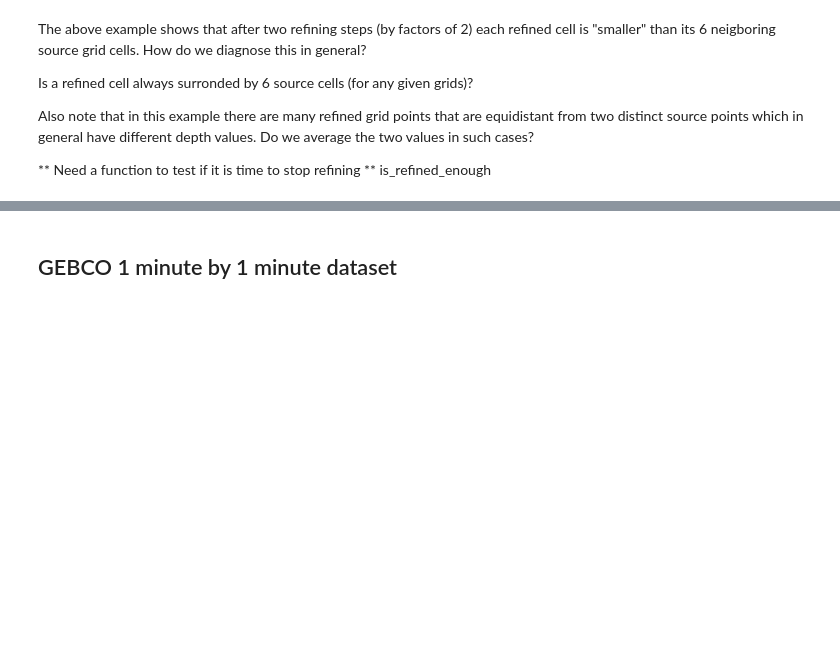
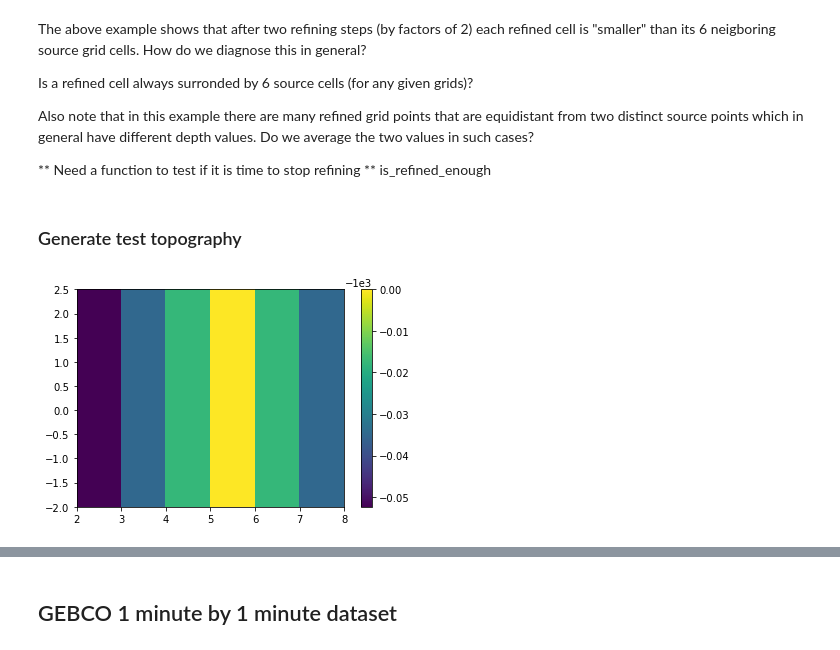
Before and after one commit to adcroft/thin-wall-topography, a Jupyter notebook: python/algorithm_dev.ipynb, the cells around one changed output, grey strips where cells are left out. Saved outputs shown, nothing was run; the diff lists cells and outputs as text; code cells hidden in the pictures; blank space fills up the shorter version.

```diff
--- a/python/algorithm_dev.ipynb
+++ b/python/algorithm_dev.ipynb
@@ -105,3 +109,12 @@ Is a refined cell always surronded by 6 source cells (for any given grids)?
 Also note that in this example there are many refined grid points that are equidistant from two distinct source points which in general have different depth values. Do we average the two values in such cases?
 
 ** Need a function to test if it is time to stop refining ** is_refined_enough
+# %% [markdown]
+### Generate test topography
+# %%
+#generate a fake source topography with a ridge in the middle
+PI_180=np.pi/180
+src_depth = -1000 - np.abs(np.sin((src_lon_grid-5) *PI_180))
+plt.pcolormesh(src_lon_grid,src_lat_grid,src_depth); plt.colorbar();
+# %% [output]
+[figure, added]
```
Also changed, not shown: parts of 8 cells of this notebook.
